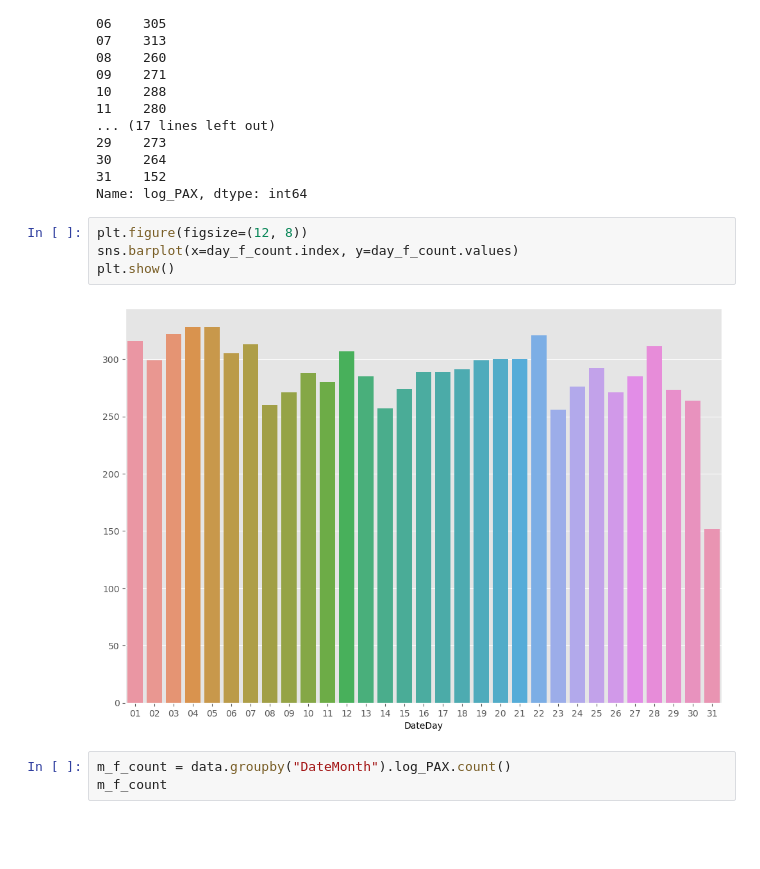
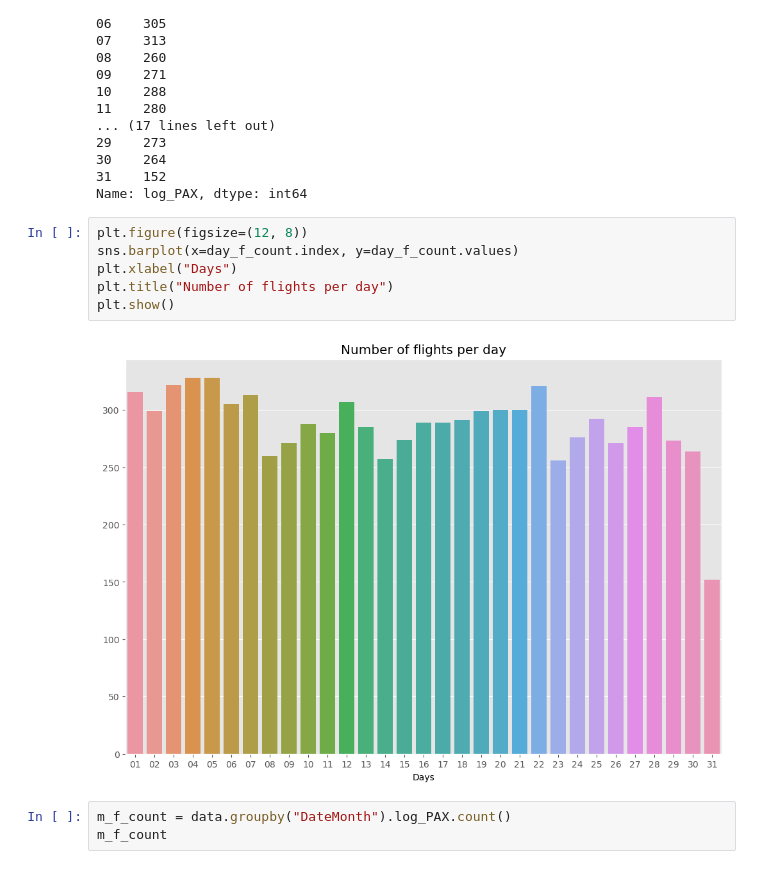
Before and after one commit to anchuot456/Hackathon, a Jupyter notebook: eda.ipynb, the cells around one changed output. Cells and saved outputs as stored; diff of their text form; blank space fills up the shorter version.

```diff
--- a/eda.ipynb
+++ b/eda.ipynb
@@ -147,9 +169,11 @@ Name: log_PAX, dtype: int64
 # %%
 plt.figure(figsize=(12, 8))
 sns.barplot(x=day_f_count.index, y=day_f_count.values)
+plt.xlabel("Days")
+plt.title("Number of flights per day")
 plt.show()
 # %% [output]
-[figure, old version]
+[figure, new version]
 # %%
 m_f_count = data.groupby("DateMonth").log_PAX.count()
 m_f_count
```
Also changed, not shown: parts of 19 cells of this notebook.
